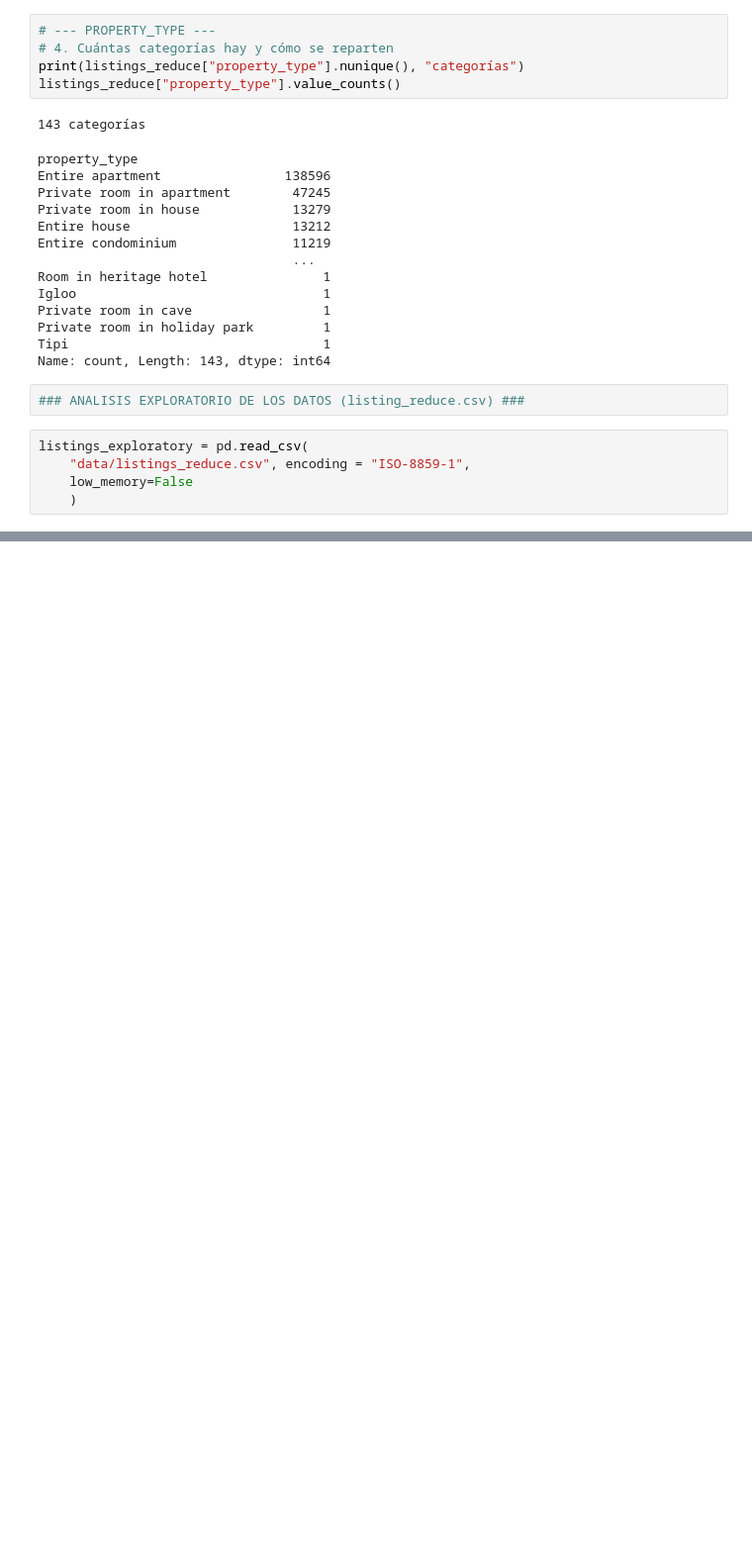
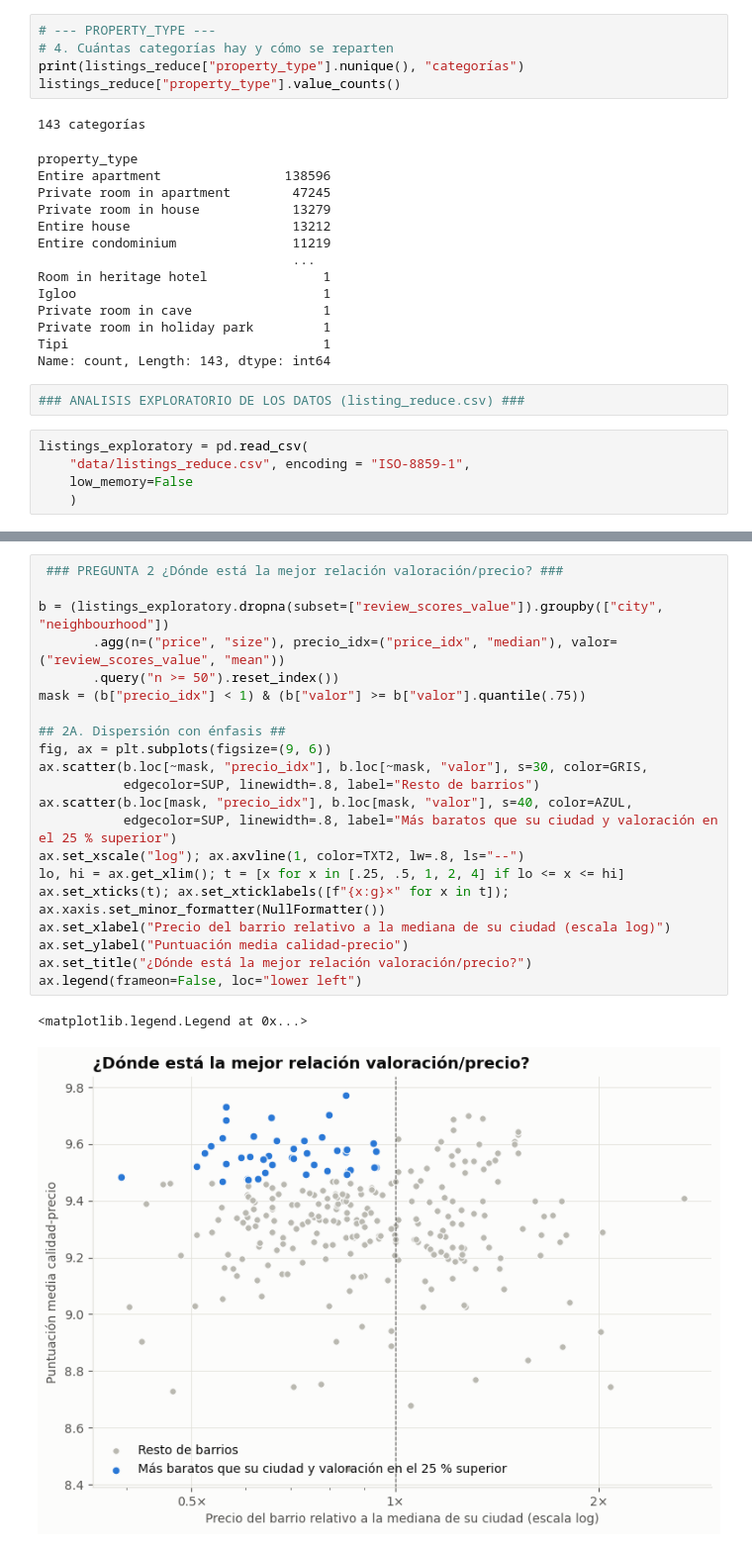
Before and after one commit to PabloArrHdez/Python, a Jupyter notebook: AirBnb/notebook.ipynb, the cells around one changed output, grey strips where cells are left out. Shown at 99% size. Drawn from its saved outputs; the diff is of its cells as text; blank space fills up the shorter version.

```diff
--- a/AirBnb/notebook.ipynb
+++ b/AirBnb/notebook.ipynb
@@ -380,0 +459,24 @@ listings_exploratory = pd.read_csv(
+# %%
+ ### PREGUNTA 2 ¿Dónde está la mejor relación valoración/precio? ###
+
+b = (listings_exploratory.dropna(subset=["review_scores_value"]).groupby(["city", "neighbourhood"])
+       .agg(n=("price", "size"), precio_idx=("price_idx", "median"), valor=("review_scores_value", "mean"))
+       .query("n >= 50").reset_index())
+mask = (b["precio_idx"] < 1) & (b["valor"] >= b["valor"].quantile(.75))
+
+## 2A. Dispersión con énfasis ##
+fig, ax = plt.subplots(figsize=(9, 6))
+ax.scatter(b.loc[~mask, "precio_idx"], b.loc[~mask, "valor"], s=30, color=GRIS,
+           edgecolor=SUP, linewidth=.8, label="Resto de barrios")
+ax.scatter(b.loc[mask, "precio_idx"], b.loc[mask, "valor"], s=40, color=AZUL,
+           edgecolor=SUP, linewidth=.8, label="Más baratos que su ciudad y valoración en el 25 % superior")
+ax.set_xscale("log"); ax.axvline(1, color=TXT2, lw=.8, ls="--")
+lo, hi = ax.get_xlim(); t = [x for x in [.25, .5, 1, 2, 4] if lo <= x <= hi]
+ax.set_xticks(t); ax.set_xticklabels([f"{x:g}×" for x in t]); ax.xaxis.set_minor_formatter(NullFormatter())
+ax.set_xlabel("Precio del barrio relativo a la mediana de su ciudad (escala log)")
+ax.set_ylabel("Puntuación media calidad-precio")
+ax.set_title("¿Dónde está la mejor relación valoración/precio?")
+ax.legend(frameon=False, loc="lower left")
+# %% [output]
+<matplotlib.legend.Legend at 0x...>
+[figure, added]
```
Also changed, not shown: parts of 9 cells of this notebook.
